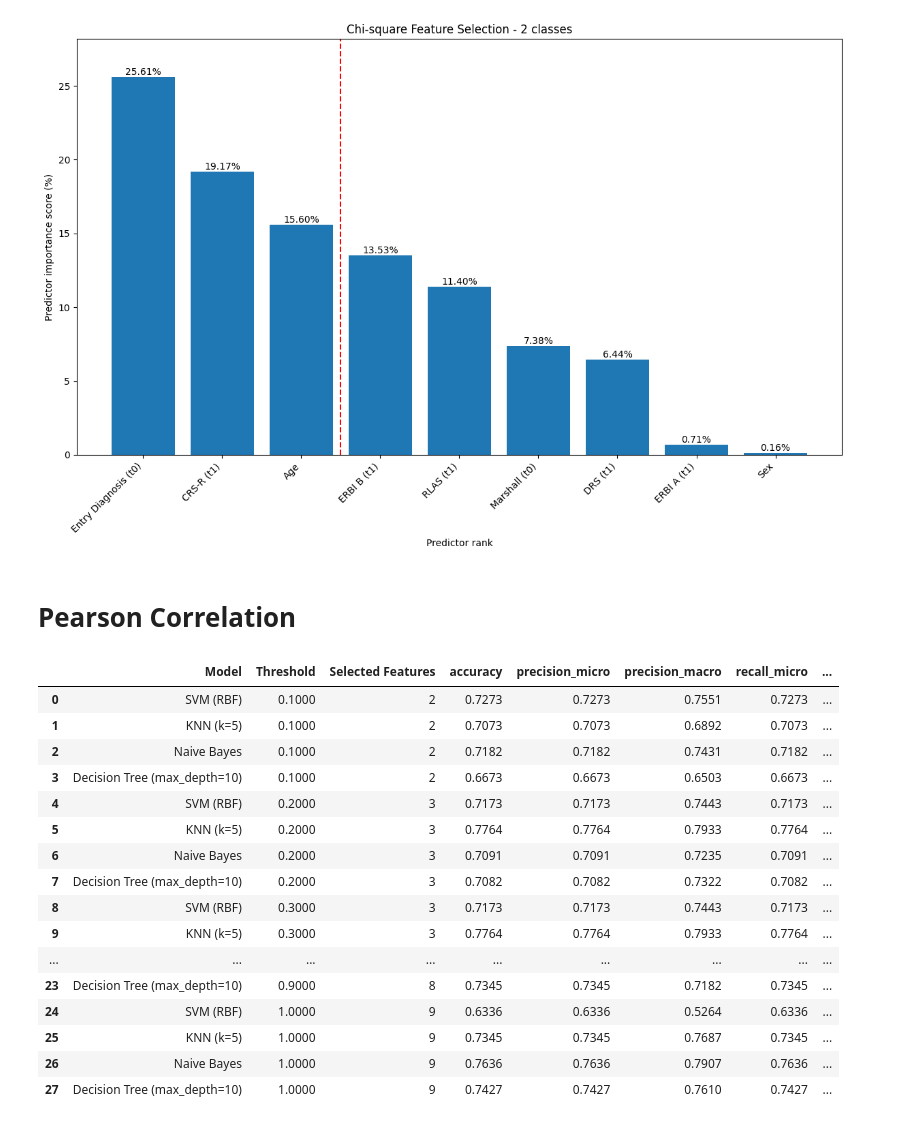
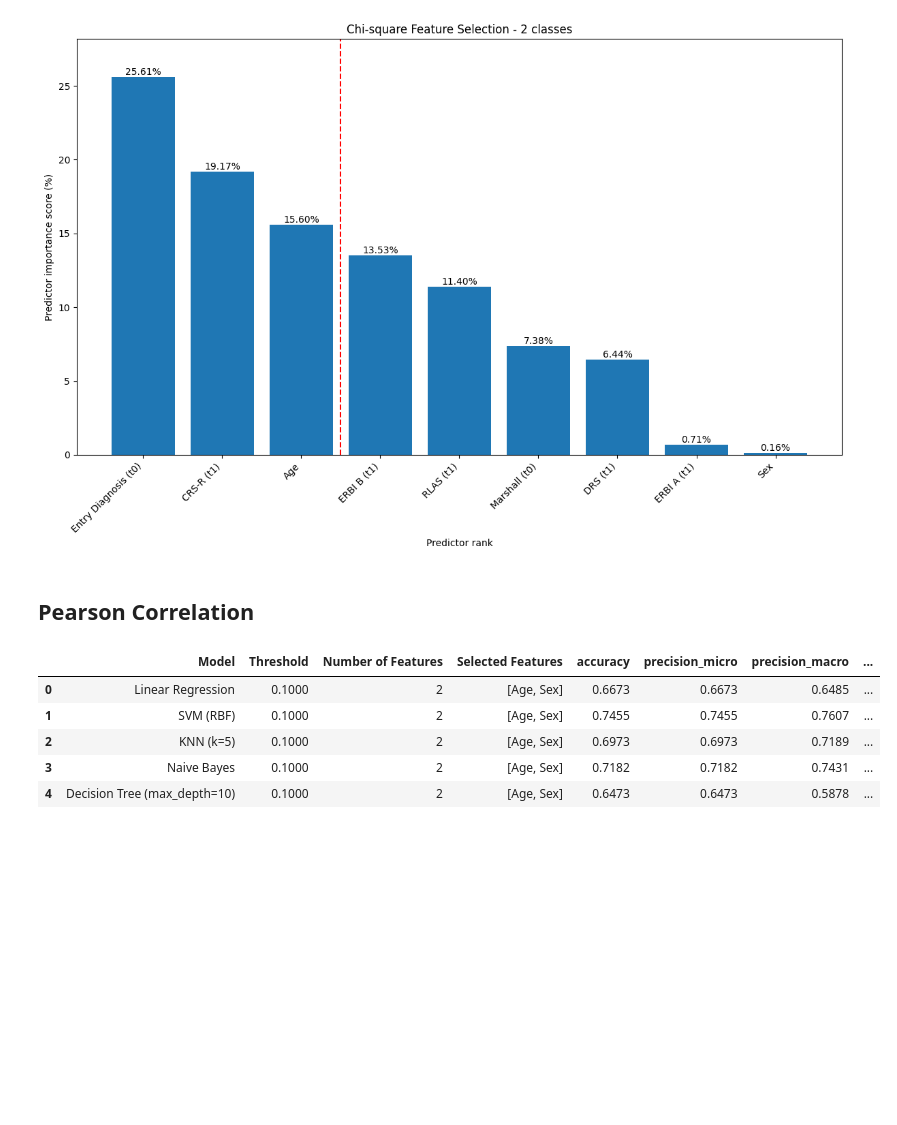
Before and after one commit to macquan/TBI, a Jupyter notebook: tbi-2-classes.ipynb, the cells around one changed output. Drawn from its saved outputs; the diff is of its cells as text; code cells hidden in the pictures; blank space fills up the shorter version.

```diff
--- a/tbi-2-classes.ipynb
+++ b/tbi-2-classes.ipynb
@@ -30,17 +84,9 @@ memory usage: 12.9 KB
 # %% [markdown]
 # Models
 # %%
-from sklearn.svm import SVC
-from sklearn.neighbors import KNeighborsClassifier
-from sklearn.naive_bayes import GaussianNB
-from sklearn.tree import DecisionTreeClassifier
-
-from sklearn.model_selection import train_test_split, cross_validate, StratifiedKFold
-from sklearn.preprocessing import StandardScaler, MinMaxScaler
-from sklearn.metrics import accuracy_score, precision_score, recall_score, f1_score, make_scorer
-
 # Danh sách các mô hình phân loại
 models = [
+    ("Linear Regression", LogisticRegression()),
     ("SVM (RBF)", SVC(kernel='rbf')),
     ("KNN (k=5)", KNeighborsClassifier(n_neighbors=5, metric='euclidean')),
     ("Naive Bayes", GaussianNB()),
@@ -77,0 +114,16 @@ X
+# %%
+def evaluate_model_cv(model, X, y):
+    scoring = {
+        'accuracy': 'accuracy',
+        'precision_micro': make_scorer(precision_score, average='micro'),
+        'precision_macro': make_scorer(precision_score, average='macro'),
+        'recall_micro': make_scorer(recall_score, average='micro'),
+        'recall_macro': make_scorer(recall_score, average='macro'),
+        'f1_micro': make_scorer(f1_score, average='micro'),
+        'f1_macro': make_scorer(f1_score, average='macro')
+    }
+    return cross_validate(model, X, y, cv=StratifiedKFold(n_splits=10), scoring=scoring)
+# %%
+def summarize_cv_results(cv_results):
+    return {metric: np.mean(cv_results[f'test_{metric}']) for metric in
+            ['accuracy', 'precision_micro', 'precision_macro', 'recall_micro', 'recall_macro', 'f1_micro', 'f1_macro']}
@@ -354,7 +389,7 @@ plot_chi2_feature_importances(X, y)
 # %% [output]
 [figure]
 # %% [markdown]
-# Pearson Correlation
+## Pearson Correlation
 # %%
 def select_features_pearson(X, threshold):
     col_corr = set()
@@ -390,18 +425,22 @@ def summarize_cv_results(cv_results):
 def results_pearson(models, X, y, thresholds):
     results_list = []
 
+    # Transform X and y
+    X_transformed, y_transformed = transform_data(X, y)
+
     for threshold in thresholds:
-        selected_features = select_features_pearson(X, threshold)
+        selected_features = select_features_pearson(X_transformed, threshold)
 
         for model_name, model in models:
             if len(selected_features) > 0:
-                cv_results = evaluate_model_cv(model, X, y, selected_features)
+                cv_results = evaluate_model_cv(model, X_transformed, y_transformed, selected_features)
                 summary = summarize_cv_results(cv_results)
 
                 results_list.append({
                     "Model": model_name,
                     "Threshold": threshold,
-                    "Selected Features": len(selected_features),
+                    "Number of Features": len(selected_features),
+                    "Selected Features": selected_features,
                     **summary
                 })
 
@@ -438,25 +468,14 @@ thresholds = [0.1, 0.2, 0.3, 0.5, 0.6, 0.9, 1.0]
 # %%
 results_pearson = results_pearson(models, X, y, thresholds)
 # %%
-results_pearson
+results_pearson.head()
 # %% [output]
-|  | Model | Threshold | Selected Features | accuracy | precision_micro | precision_macro | recall_micro | ... |
-| 0 | SVM (RBF) | 0.1000 | 2 | 0.7273 | 0.7273 | 0.7551 | 0.7273 | ... |
-| 1 | KNN (k=5) | 0.1000 | 2 | 0.7073 | 0.7073 | 0.6892 | 0.7073 | ... |
-| 2 | Naive Bayes | 0.1000 | 2 | 0.7182 | 0.7182 | 0.7431 | 0.7182 | ... |
-| 3 | Decision Tree (max_depth=10) | 0.1000 | 2 | 0.6673 | 0.6673 | 0.6503 | 0.6673 | ... |
-| 4 | SVM (RBF) | 0.2000 | 3 | 0.7173 | 0.7173 | 0.7443 | 0.7173 | ... |
-| 5 | KNN (k=5) | 0.2000 | 3 | 0.7764 | 0.7764 | 0.7933 | 0.7764 | ... |
-| 6 | Naive Bayes | 0.2000 | 3 | 0.7091 | 0.7091 | 0.7235 | 0.7091 | ... |
-| 7 | Decision Tree (max_depth=10) | 0.2000 | 3 | 0.7082 | 0.7082 | 0.7322 | 0.7082 | ... |
-| 8 | SVM (RBF) | 0.3000 | 3 | 0.7173 | 0.7173 | 0.7443 | 0.7173 | ... |
-| 9 | KNN (k=5) | 0.3000 | 3 | 0.7764 | 0.7764 | 0.7933 | 0.7764 | ... |
-| ... | ... | ... | ... | ... | ... | ... | ... | ... |
-| 23 | Decision Tree (max_depth=10) | 0.9000 | 8 | 0.7345 | 0.7345 | 0.7182 | 0.7345 | ... |
-| 24 | SVM (RBF) | 1.0000 | 9 | 0.6336 | 0.6336 | 0.5264 | 0.6336 | ... |
-| 25 | KNN (k=5) | 1.0000 | 9 | 0.7345 | 0.7345 | 0.7687 | 0.7345 | ... |
-| 26 | Naive Bayes | 1.0000 | 9 | 0.7636 | 0.7636 | 0.7907 | 0.7636 | ... |
-| 27 | Decision Tree (max_depth=10) | 1.0000 | 9 | 0.7427 | 0.7427 | 0.7610 | 0.7427 | ... |
+|  | Model | Threshold | Number of Features | Selected Features | accuracy | precision_micro | precision_macro | ... |
+| 0 | Linear Regression | 0.1000 | 2 | [Age, Sex] | 0.6673 | 0.6673 | 0.6485 | ... |
+| 1 | SVM (RBF) | 0.1000 | 2 | [Age, Sex] | 0.7455 | 0.7455 | 0.7607 | ... |
+| 2 | KNN (k=5) | 0.1000 | 2 | [Age, Sex] | 0.6973 | 0.6973 | 0.7189 | ... |
+| 3 | Naive Bayes | 0.1000 | 2 | [Age, Sex] | 0.7182 | 0.7182 | 0.7431 | ... |
+| 4 | Decision Tree (max_depth=10) | 0.1000 | 2 | [Age, Sex] | 0.6473 | 0.6473 | 0.5878 | ... |
 # %%
 best_results_pearson = (results_pearson.loc[results_pearson.groupby('Model')['accuracy'].idxmax()]
                 .sort_values(by="accuracy", ascending=False)
```
Also changed, not shown: parts of 133 cells of this notebook, 4 other files.
